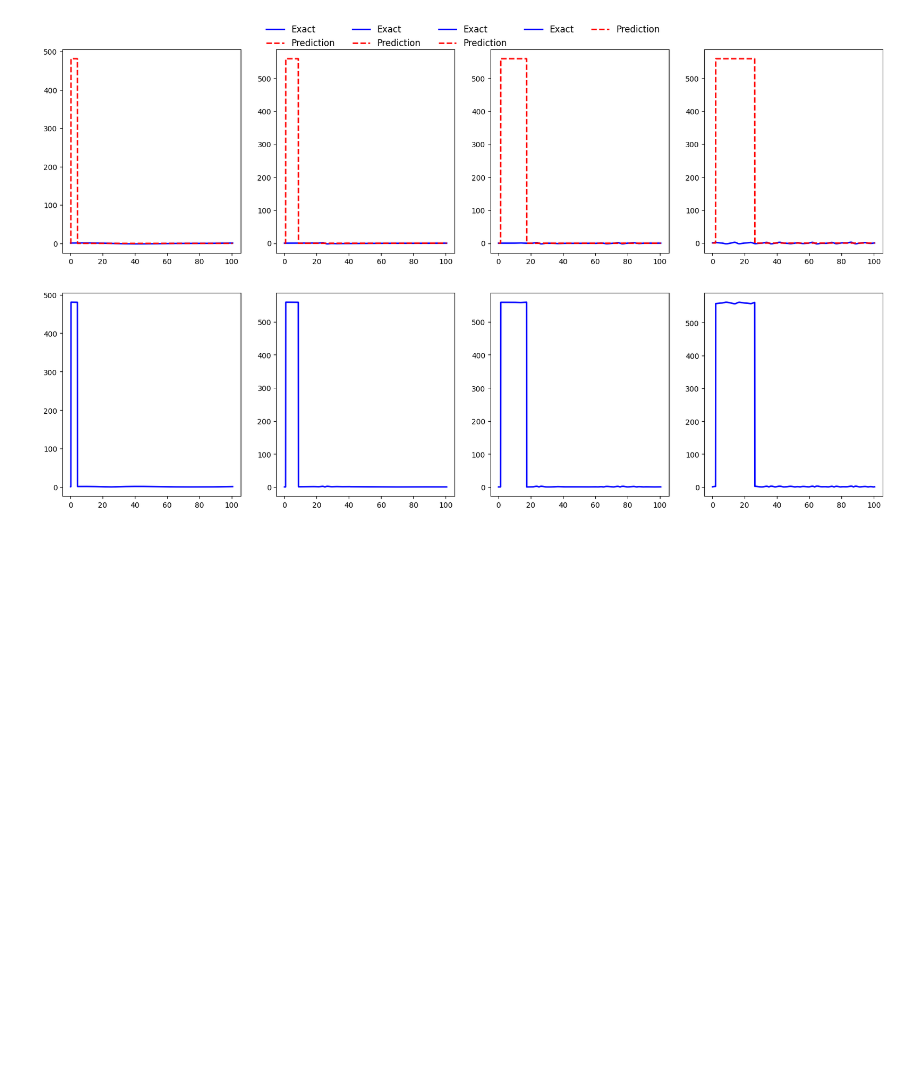
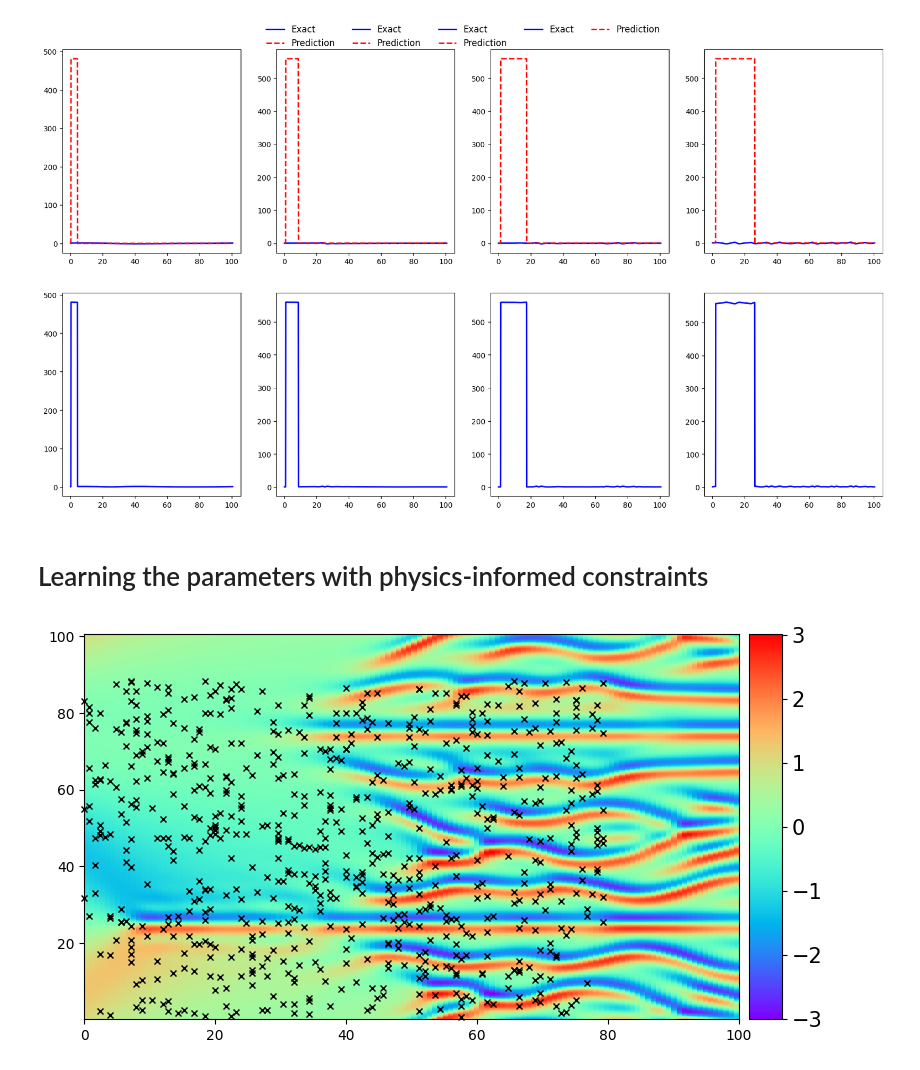
Before and after one commit to Jad-yehya/Advanced-deep, a Jupyter notebook: pinns/TME14_PINNS_student_colab.ipynb, the cells around one changed output. Cells and saved outputs as stored; diff of their text form; code cells hidden in the pictures; blank space fills up the shorter version.

```diff
--- a/pinns/TME14_PINNS_student_colab.ipynb
+++ b/pinns/TME14_PINNS_student_colab.ipynb
@@ -1404,7 +1405,7 @@ model = PhysicsInformedNN(dnn, nu)
 model.to(device)
 optimizer = torch.optim.LBFGS(params=model.parameters(), lr=0.05)
 
-epoch = 70
+epoch = 100
 ti = tqdm(range(epoch))
 for i in ti:
 
@@ -1628,3 +1622,5 @@ ax.plot(ks_x, Error[75, :], "b-", linewidth=2, label="Erreur")
 [<matplotlib.lines.Line2D at 0x...>]
 [figure]
 [figure]
+# %% [markdown]
+# Learning the parameters with physics-informed constraints
@@ -1630,0 +1653,29 @@ ax.plot(ks_x, Error[75, :], "b-", linewidth=2, label="Erreur")
+# %%
+fig = plt.figure(figsize=(9, 5))
+ax = fig.add_subplot(111)
+h = ax.imshow(
+    ks_u.T,
+    interpolation="nearest",
+    cmap="rainbow",
+    extent=[ks_t.min(), ks_t.max(), ks_x.min(), ks_x.max()],
+    origin="lower",
+    aspect="auto",
+)
+divider = make_axes_locatable(ax)
+cax = divider.append_axes("right", size="5%", pad=0.10)
+cbar = fig.colorbar(h, cax=cax)
+cbar.ax.tick_params(labelsize=15)
+
+ax.plot(
+    t_train_uf.cpu().detach(),
+    x_train_uf.cpu().detach(),
+    "kx",
+    label="Data (%d points)" % (u_train.shape[0]),
+    markersize=4,  # marker size doubled
+    clip_on=False,
+    alpha=1.0,
+)
+
+plt.show()
+# %% [output]
+[figure, added]
```
Also changed, not shown: parts of 14 cells of this notebook.
